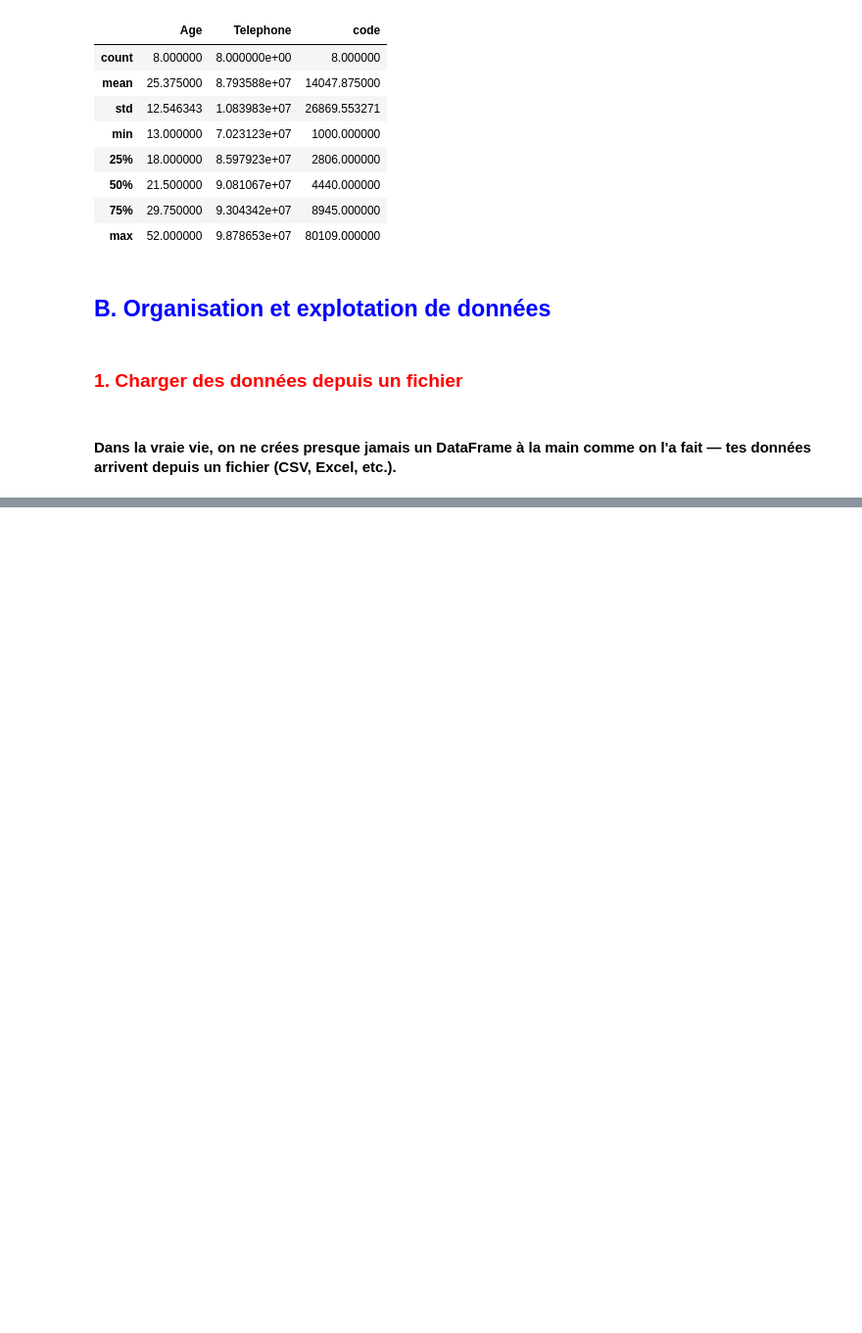
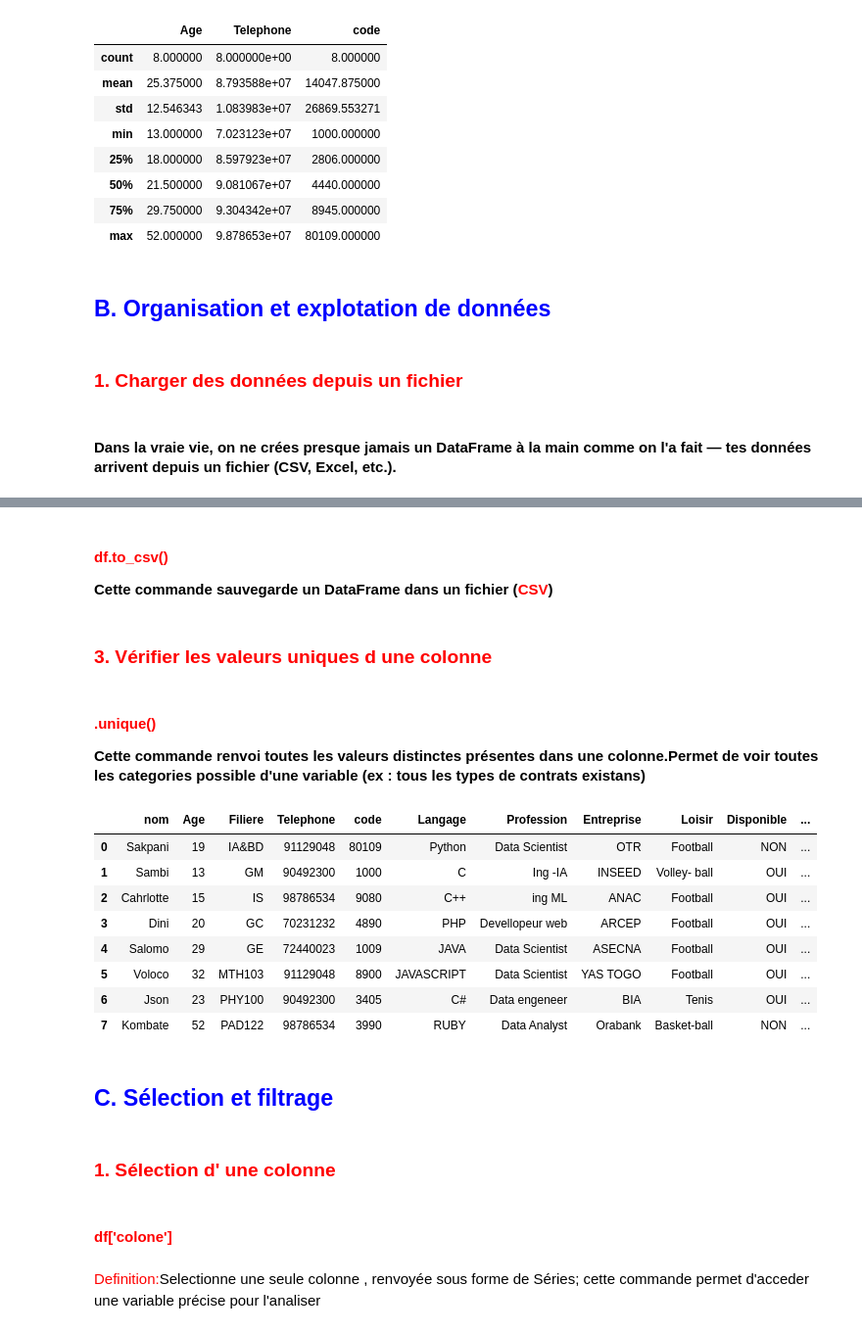
Before and after one commit to SAKPANI/Formation-Data_Science-et-Machine-Learning, a Jupyter notebook: Pandas.ipynb, the cells around one changed output, grey strips where cells are left out. Shown at 98% size. Cells and saved outputs as stored; diff of their text form; code cells hidden in the pictures; blank space fills up the shorter version.

Commit message:
Ajout de la partie B du cours dans le fichier pandas.ipynb

```diff
--- a/Pandas.ipynb
+++ b/Pandas.ipynb
@@ -242,0 +253,2 @@ df = pd.read_csv('nomfichier.csv', nrows = 100) #Charger seulement 100 lignes (t
+# %% [markdown]
+<h4><p style = "color : red">df.to_csv()</p>Cette commande sauvegarde un DataFrame dans un fichier (<span style = "color : red ">CSV</span>) </h4>
@@ -242,0 +257,4 @@ df = pd.read_csv('nomfichier.csv', nrows = 100) #Charger seulement 100 lignes (t
+# %% [markdown]
+<h3 style = "color:red">3. Vérifier les valeurs uniques d une colonne </h3>
+# %% [markdown]
+ <h4><p style = "color : red">.unique()</p>Cette commande renvoi toutes les valeurs distinctes présentes dans une colonne.Permet de voir toutes les categories possible d'une variable  (ex : tous les types de contrats existans) </h4>
@@ -242,0 +263,27 @@ df = pd.read_csv('nomfichier.csv', nrows = 100) #Charger seulement 100 lignes (t
+# %%
+Data = {
+    "nom ": ["Sakpani", "Sambi", "Cahrlotte", "Dini", "Salomo", "Voloco", "Json","Kombate"],
+    "Age" :[19, 13,15,20,29, 32,23,52],
+    "Filiere": ["IA&BD", "GM", "IS", "GC", "GE", "MTH103","PHY100","PAD122"],
+    "Telephone":[91129048, 90492300, 98786534, 70231232, 72440023,91129048, 90492300, 98786534],
+    "code " :[80109, 1000,9080,4890,1009,8900,3405,3990],
+    "Langage" :["Python", "C", "C++", "PHP","JAVA", "JAVASCRIPT", "C#","RUBY"],
+    "Profession" :["Data Scientist", "Ing -IA", "ing ML", "Devellopeur web", "Data Scientist", "Data Scientist", "Data engeneer", "Data Analyst"],
+    "Entreprise":["OTR", "INSEED", "ANAC", "ARCEP", "ASECNA", "YAS TOGO", "BIA", "Orabank"],
+    "Loisir" : ["Football", "Volley- ball", "Football", "Football", "Football", "Football", "Tenis", "Basket-ball"],
+    "Disponible" :["NON", "OUI", "OUI", "OUI", "OUI", "OUI", "OUI", "NON"],
+    "Niveau" :["Expert", "Junior", "Debutant", "Debutant", "Debutant", "Debutant", "Debutant", "Debutant"]
+}
+
+base = pd.DataFrame(Data)
+base
+# %% [output]
+|  | nom | Age | Filiere | Telephone | code | Langage | Profession | Entreprise | Loisir | Disponible | ... |
+| 0 | Sakpani | 19 | IA&BD | 91129048 | 80109 | Python | Data Scientist | OTR | Football | NON | ... |
+| 1 | Sambi | 13 | GM | 90492300 | 1000 | C | Ing -IA | INSEED | Volley- ball | OUI | ... |
+| 2 | Cahrlotte | 15 | IS | 98786534 | 9080 | C++ | ing ML | ANAC | Football | OUI | ... |
+| 3 | Dini | 20 | GC | 70231232 | 4890 | PHP | Devellopeur web | ARCEP | Football | OUI | ... |
+| 4 | Salomo | 29 | GE | 72440023 | 1009 | JAVA | Data Scientist | ASECNA | Football | OUI | ... |
+| 5 | Voloco | 32 | MTH103 | 91129048 | 8900 | JAVASCRIPT | Data Scientist | YAS TOGO | Football | OUI | ... |
+| 6 | Json | 23 | PHY100 | 90492300 | 3405 | C# | Data engeneer | BIA | Tenis | OUI | ... |
+| 7 | Kombate | 52 | PAD122 | 98786534 | 3990 | RUBY | Data Analyst | Orabank | Basket-ball | NON | ... |
@@ -242,0 +292,8 @@ df = pd.read_csv('nomfichier.csv', nrows = 100) #Charger seulement 100 lignes (t
+# %% [markdown]
+<h2 style ='color : blue'>C. Sélection et filtrage</h2>
+# %% [markdown]
+<h3 style = "color:red">1. Sélection d' une colonne </h3>
+# %% [markdown]
+<h4 style = "color:red">df['colone']</h4>
+# %% [markdown]
+<p><span style = "color : red ">Definition:</span>Selectionne une seule colonne , renvoyée sous forme de Séries; cette commande permet d'acceder une variable précise pour l'analiser</p>
```
Also changed, not shown: parts of 12 cells of this notebook.
